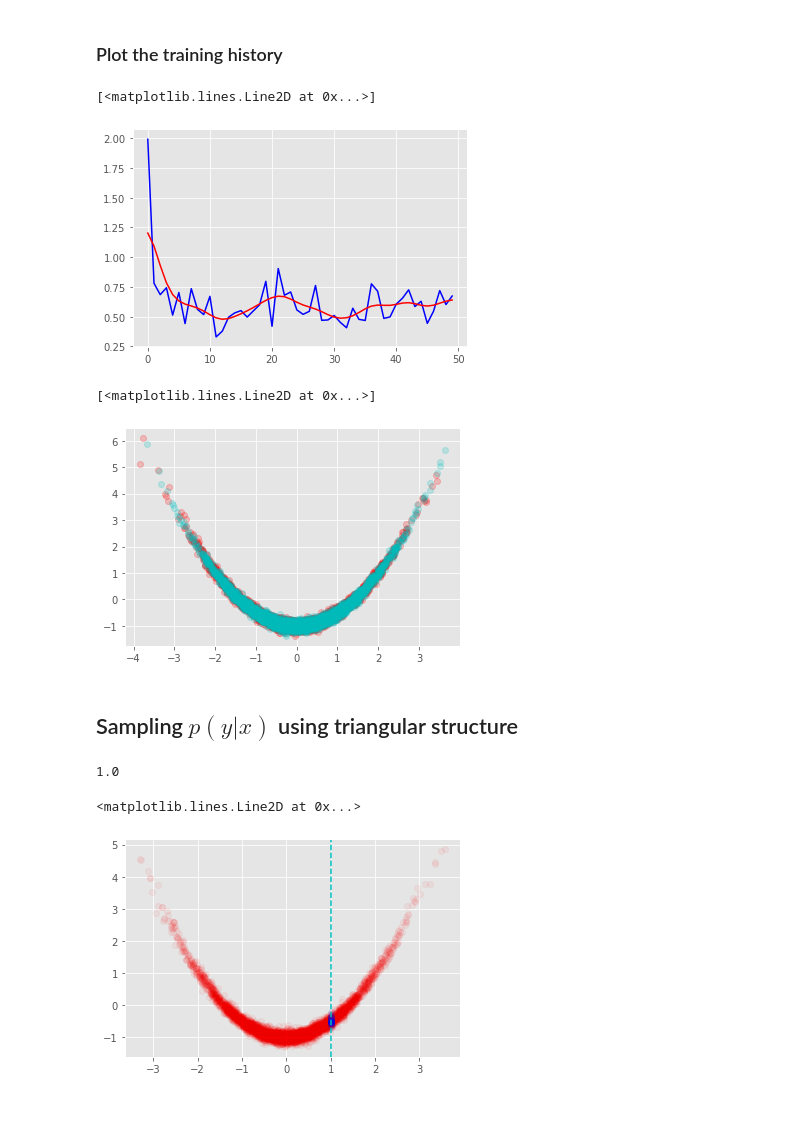
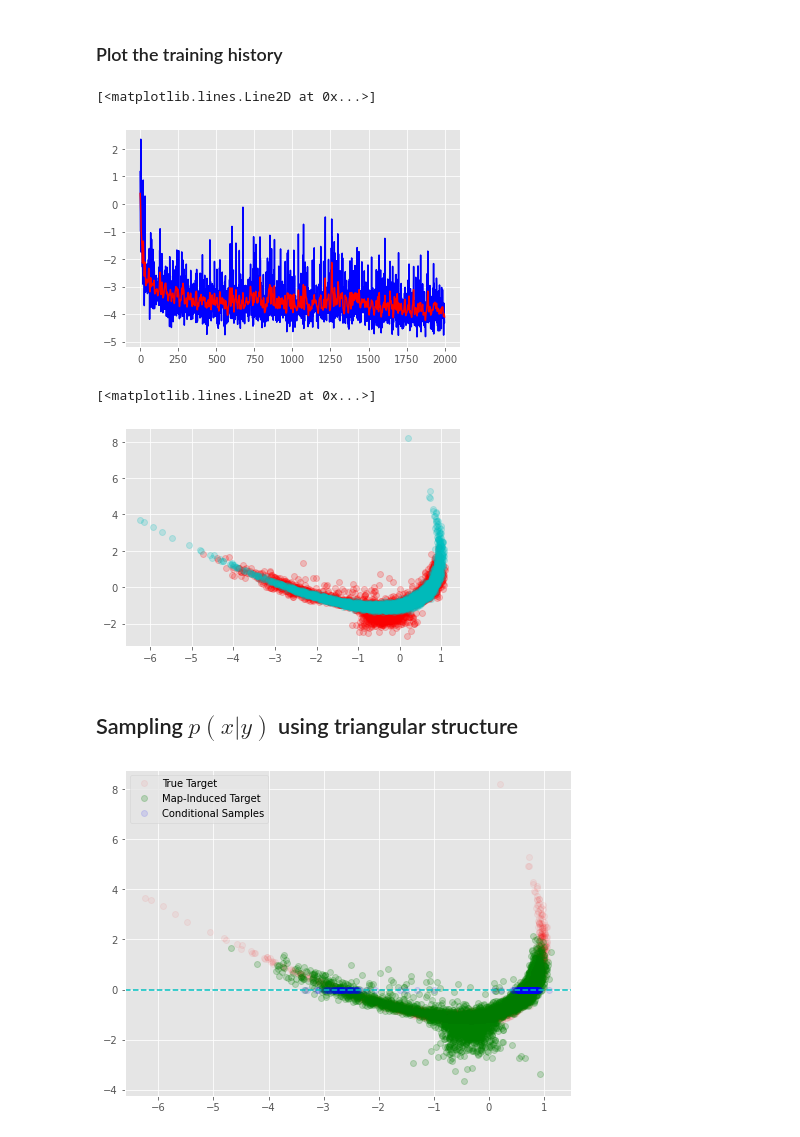
Before and after one commit to CaseyLeeDowdle/TransportNets, a Jupyter notebook: examples/ConditionalSampling/ConditionalSampling.ipynb, the cells around one changed output. Cells and saved outputs as stored; diff of their text form; code cells hidden in the pictures; blank space fills up the shorter version.

Commit message:
Made conditioning example less trivial.

```diff
--- a/examples/ConditionalSampling/ConditionalSampling.ipynb
+++ b/examples/ConditionalSampling/ConditionalSampling.ipynb
@@ -26,13 +35,17 @@ First, we train the flow to map a double banana distribution to a guassian. The
 # Distrubtion that we want to learn to map to gaussian
 num_samples = 5000
 
-target = RotatedBanana(num_samples, 0.0, start_height = -1)
-latent = tf.random.normal([num_samples,2],mean=0.0,stddev=1.0)
+target_2d = RotatedBanana(num_samples, 25.0, start_height = -1)
+noise = tf.random.normal([num_samples],mean=0.0,stddev=0.001)
+#tgt_y = tgt_x**2 + tf.random.normal([num_samples],mean=0.0,stddev=0.5)
+target_3d = tf.stack([target_2d[:,1], target_2d[:,0], target_2d[:,1]+noise], axis=1)
+
+latent = tf.random.normal([num_samples,3],mean=0.0,stddev=1.0)
 
 # Plot them
 plt.figure(figsize=(16, 6))
 ax1 = plt.subplot(121); ax2 = plt.subplot(122);
-ax1.plot(target[:,0], target[:,1], 'co', alpha = .2)
+ax1.plot(target_3d[:,1], target_3d[:,0], 'co', alpha = .2)
 ax2.plot(latent[:,0], latent[:,1], 'ro', alpha = .2)
 # %% [output]
 [<matplotlib.lines.Line2D at 0x...>]
@@ -41,10 +54,10 @@ ax2.plot(latent[:,0], latent[:,1], 'ro', alpha = .2)
 ### Define an NVP-based normalizing flow
 # %%
 # Create model object
-nvp = NVP(num_layers=1, neuron_list=[10,10])
+nvp = NVP(num_masked=2, output_dim=3, num_layers=5, neuron_list=[20,20], permutations=[[0,2,1]]*9)
 
 # Create optimizer and compile nvp with it
-opt = tf.keras.optimizers.Adam(learning_rate=2e-3, epsilon=1e-06)
+opt = tf.keras.optimizers.Adam(learning_rate=5e-4, epsilon=1e-06)
 nvp.compile(opt)
 
 # Perform a forward pass to initialize variables
@@ -66,11 +79,11 @@ _________________________________________________________________
 ### Train the model using ADAM
 # %%
 # Define training options
-n_epochs = 50
+n_epochs = 2000
 batch_size = 50
 
 # Put the target data in a format the tf likes.
-dataset = tf.data.Dataset.from_tensor_slices(target)
+dataset = tf.data.Dataset.from_tensor_slices(target_3d)
 dataset = dataset.shuffle(buffer_size=5000).batch(batch_size)
 
 # Train the model with the new callback
@@ -106,37 +119,39 @@ plt.plot(history.history['Negative Log Likelihood'],'b')
 plt.plot(ysmoothed, color = 'r')
 # %% [output]
 [<matplotlib.lines.Line2D at 0x...>]
-[figure, old version]
+[figure, new version]
 # %%
 # Plot to make sure it worked
-forward_pass = nvp(tf.random.normal([num_samples,2],mean=0.0,stddev=1.0))
-plt.plot(forward_pass[:, 0], forward_pass[:, 1], 'ro', alpha=.2)
-plt.plot(target[:,0], target[:,1], 'co', alpha = .2)
+forward_pass = nvp(tf.random.normal([num_samples,3],mean=0.0,stddev=1.0))
+plt.plot(forward_pass[:, 1], forward_pass[:, 2], 'ro', alpha=.2)
+plt.plot(target_3d[:,1], target_3d[:,2], 'co', alpha = .2)
 # %% [output]
 [<matplotlib.lines.Line2D at 0x...>]
-[figure, old version]
+[figure, new version]
 # %% [markdown]
-## Sampling $p(y|x)$ using triangular structure
+## Sampling $p(x|y)$ using triangular structure
 # %%
-# We want to draw condition samples from about x = x^*
-x_star = 1.0
+# We want to draw condition samples from about y = y^*
+y_star = 0.0
 
-ref_samps = tf.random.normal([5000,2],mean=0.0,stddev=1.0)
+ref_samps = tf.random.normal([5000,3],mean=0.0,stddev=1.0)
 tgt_samps = nvp(ref_samps)
 
 # Figure out what the value of r1 is
-r1 = nvp.inverse([x_star, tgt_samps[0,1]])
-r1 = float(r1[0])
-print(r1)
+tgt_test = tf.concat([y_star*tf.ones([1,1]), tgt_samps[0:1,1:]], axis=1)
+r1 = nvp.inverse(tgt_test)
+r1 = float(r1[0,0])
 
 # Now generate samples using the normalizing flow and fixed value of r1
-cond_ref_samps = tf.stack([r1*tf.ones([50]), tf.random.normal([50],mean=0.0,stddev=1.0)], axis=1)
+cond_ref_samps = tf.concat([r1*tf.ones([500,1]), tf.random.normal([500,2],mean=0.0,stddev=1.0)], axis=1)
 cond_tgt_samps = nvp(cond_ref_samps)
 
-plt.plot(tgt_samps[:, 0], tgt_samps[:, 1], 'ro', alpha=.05)
-plt.plot(cond_tgt_samps[:, 0], cond_tgt_samps[:, 1], 'bo', alpha=.05)
-plt.axvline(x=x_star, color='c', linestyle='--')
+plt.figure(figsize=(8,6))
+plt.plot(target_3d[:, 1], target_3d[:, 0], 'ro', alpha=.05, label='True Target')
+plt.plot(tgt_samps[:, 1], tgt_samps[:, 0], 'go', alpha=.2, label='Map-Induced Target')
+plt.plot(cond_tgt_samps[:, 1], cond_tgt_samps[:, 0], 'bo', alpha=.1, label='Conditional Samples')
+plt.axhline(y=y_star, color='c', linestyle='--')
+plt.legend(loc=2)
+plt.show()
 # %% [output]
-1.0
-<matplotlib.lines.Line2D at 0x...>
-[figure, old version]
+[figure, new version]
```
Also changed, not shown: parts of 4 cells of this notebook, 1 other file.
